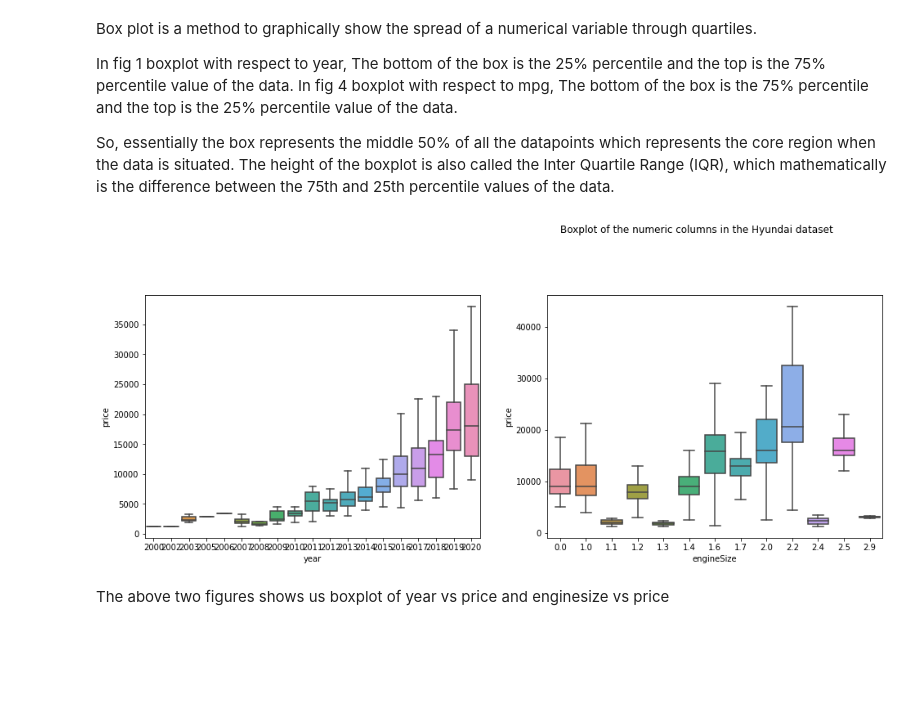
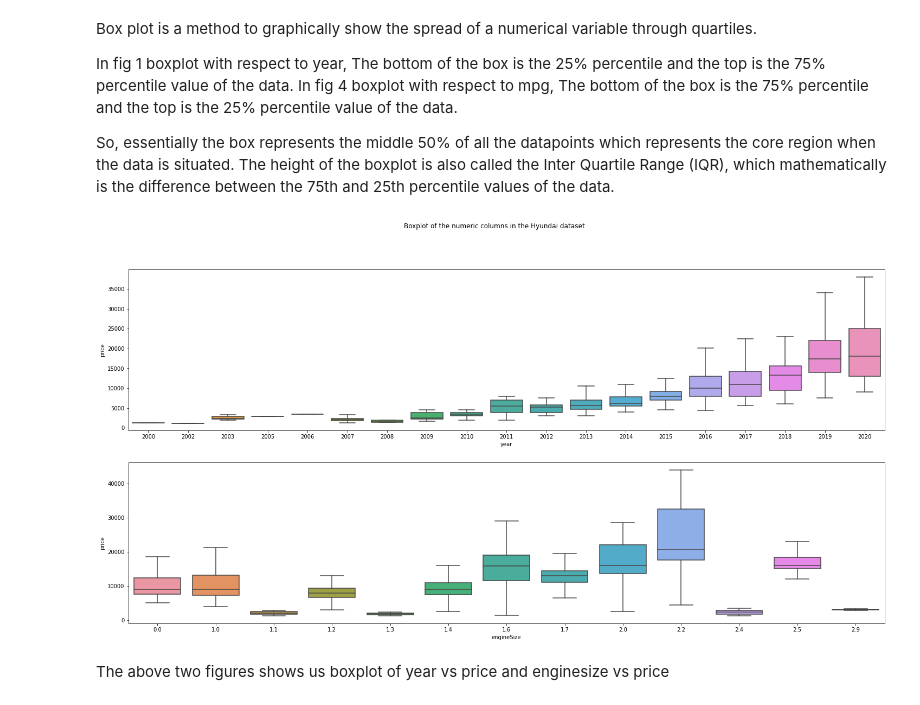
Before and after one commit to BiplobKarmakar/hyundai_used_car_analysis, a Jupyter notebook: Hyundai_used_car_EDA.ipynb, the cells around one changed output. Saved outputs shown, nothing was run; the diff lists cells and outputs as text; code cells hidden in the pictures; blank space fills up the shorter version.

```diff
--- a/Hyundai_used_car_EDA.ipynb
+++ b/Hyundai_used_car_EDA.ipynb
@@ -106,20 +106,19 @@ So, essentially the box represents the middle 50% of all the datapoints which re
 # %%
 plt.figure(figsize=(25,12)) # width, height
 
-#for index in range(len(num_cols)):
-plt.subplot(2,3,1)
-   # sns.boxplot(x=df[num_cols[index]], y=df["price"], showfliers=False)
+
+plt.subplot(2,1,1)
+
 sns.boxplot(x=df["year"],y=df["price"],showfliers=False)
 
-plt.subplot(2,3,2)
+plt.subplot(2,1,2)
 sns.boxplot(x=df["engineSize"],y=df["price"],showfliers=False)
 
 plt.suptitle("Boxplot of the numeric columns in the Hyundai dataset")
-#plt.tight_layout()
 plt.show()
 #price-year #price-engine size
 # %% [output]
-[figure, old version]
+[figure, new version]
 # %% [markdown]
 The above two figures shows us boxplot of year vs price and enginesize vs price
 # %%
```
